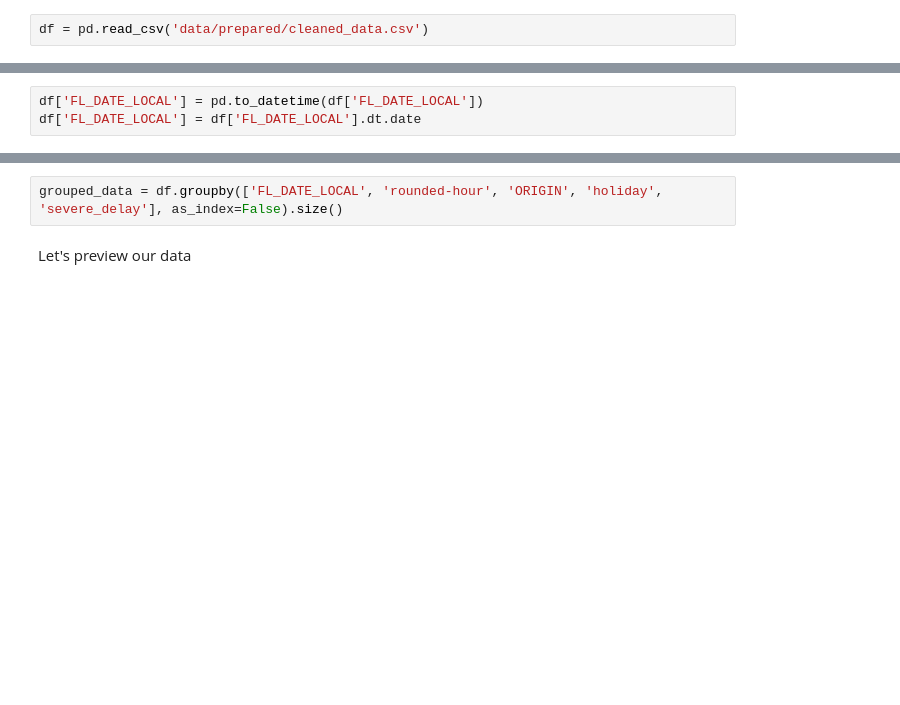
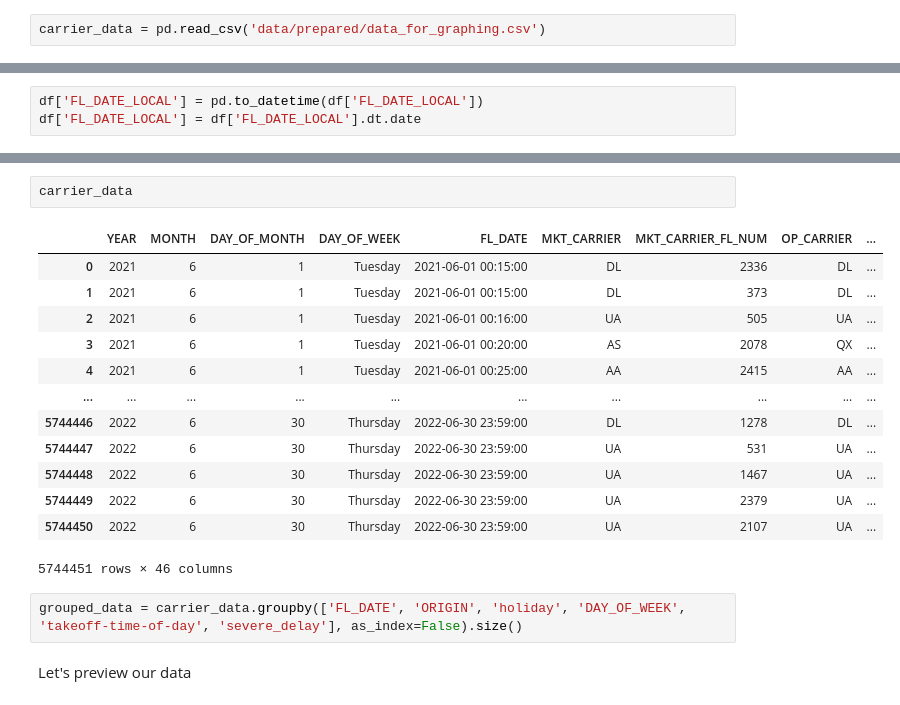
Before and after one commit to robertharrow/detecting-severe-flight-delays, a Jupyter notebook: 3. Web App.ipynb, the cells around one changed output, grey strips where cells are left out. Drawn from its saved outputs; the diff is of its cells as text; blank space fills up the shorter version.

```diff
--- a/3. Web App.ipynb
+++ b/3. Web App.ipynb
@@ -90,2 +89,2 @@ Like before, we bring the cleaned data in.
 # %%
-df = pd.read_csv('data/prepared/cleaned_data.csv')
+carrier_data = pd.read_csv('data/prepared/data_for_graphing.csv')
@@ -175,5 +138,21 @@ df['FL_DATE_LOCAL'] = df['FL_DATE_LOCAL'].dt.date
+# %%
+carrier_data
+# %% [output]
+|  | YEAR | MONTH | DAY_OF_MONTH | DAY_OF_WEEK | FL_DATE | MKT_CARRIER | MKT_CARRIER_FL_NUM | OP_CARRIER | ... |
+| 0 | 2021 | 6 | 1 | Tuesday | 2021-06-01 00:15:00 | DL | 2336 | DL | ... |
+| 1 | 2021 | 6 | 1 | Tuesday | 2021-06-01 00:15:00 | DL | 373 | DL | ... |
+| 2 | 2021 | 6 | 1 | Tuesday | 2021-06-01 00:16:00 | UA | 505 | UA | ... |
+| 3 | 2021 | 6 | 1 | Tuesday | 2021-06-01 00:20:00 | AS | 2078 | QX | ... |
+| 4 | 2021 | 6 | 1 | Tuesday | 2021-06-01 00:25:00 | AA | 2415 | AA | ... |
+| ... | ... | ... | ... | ... | ... | ... | ... | ... | ... |
+| 5744446 | 2022 | 6 | 30 | Thursday | 2022-06-30 23:59:00 | DL | 1278 | DL | ... |
+| 5744447 | 2022 | 6 | 30 | Thursday | 2022-06-30 23:59:00 | UA | 531 | UA | ... |
+| 5744448 | 2022 | 6 | 30 | Thursday | 2022-06-30 23:59:00 | UA | 1467 | UA | ... |
+| 5744449 | 2022 | 6 | 30 | Thursday | 2022-06-30 23:59:00 | UA | 2379 | UA | ... |
+| 5744450 | 2022 | 6 | 30 | Thursday | 2022-06-30 23:59:00 | UA | 2107 | UA | ... |
+5744451 rows × 46 columns
 # %%
-grouped_data = df.groupby(['FL_DATE_LOCAL', 'rounded-hour', 'ORIGIN', 'holiday', 'severe_delay'], as_index=False).size()
+grouped_data = carrier_data.groupby(['FL_DATE', 'ORIGIN', 'holiday', 'DAY_OF_WEEK', 'takeoff-time-of-day', 'severe_delay'], as_index=False).size()
 # %% [markdown]
 Let's preview our data
 # %%
```
Also changed, not shown: parts of 22 cells of this notebook, 4 other files.
